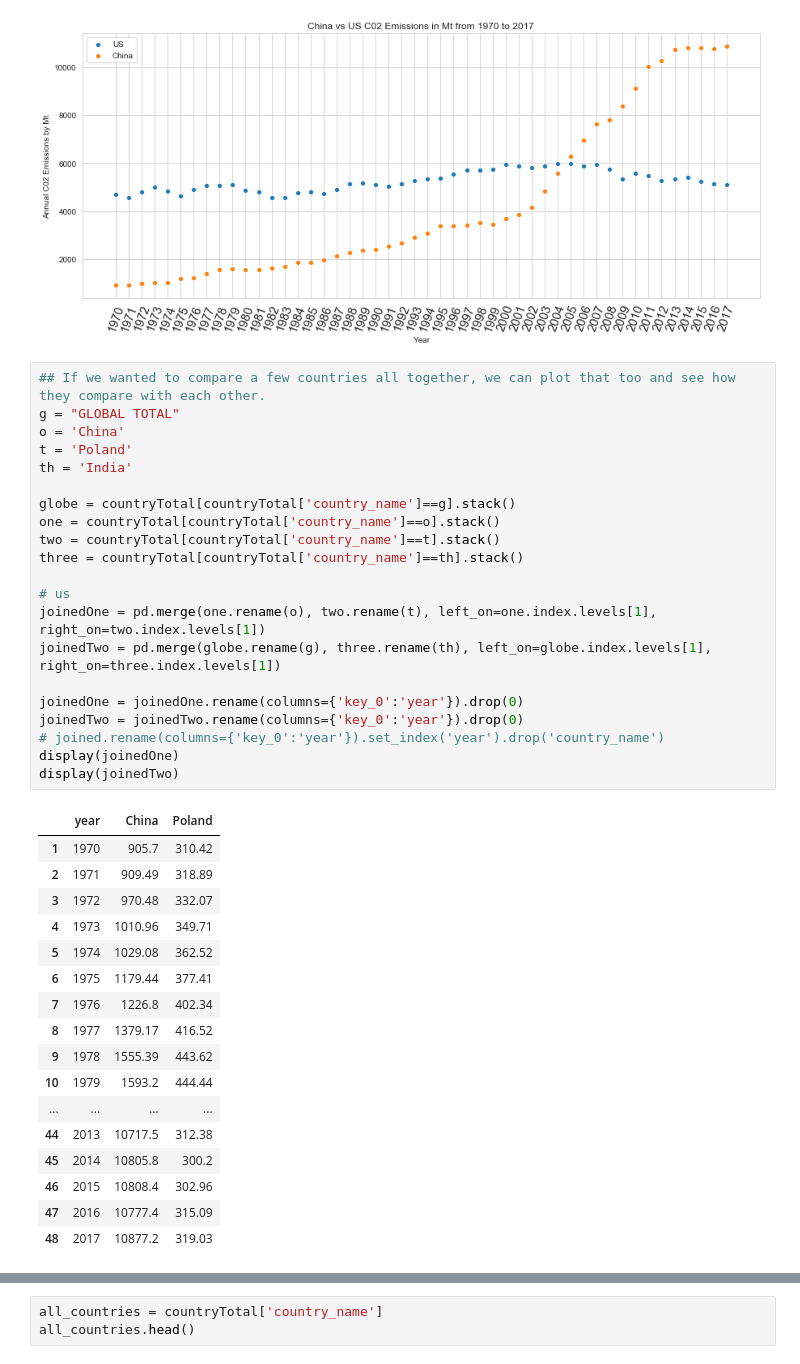
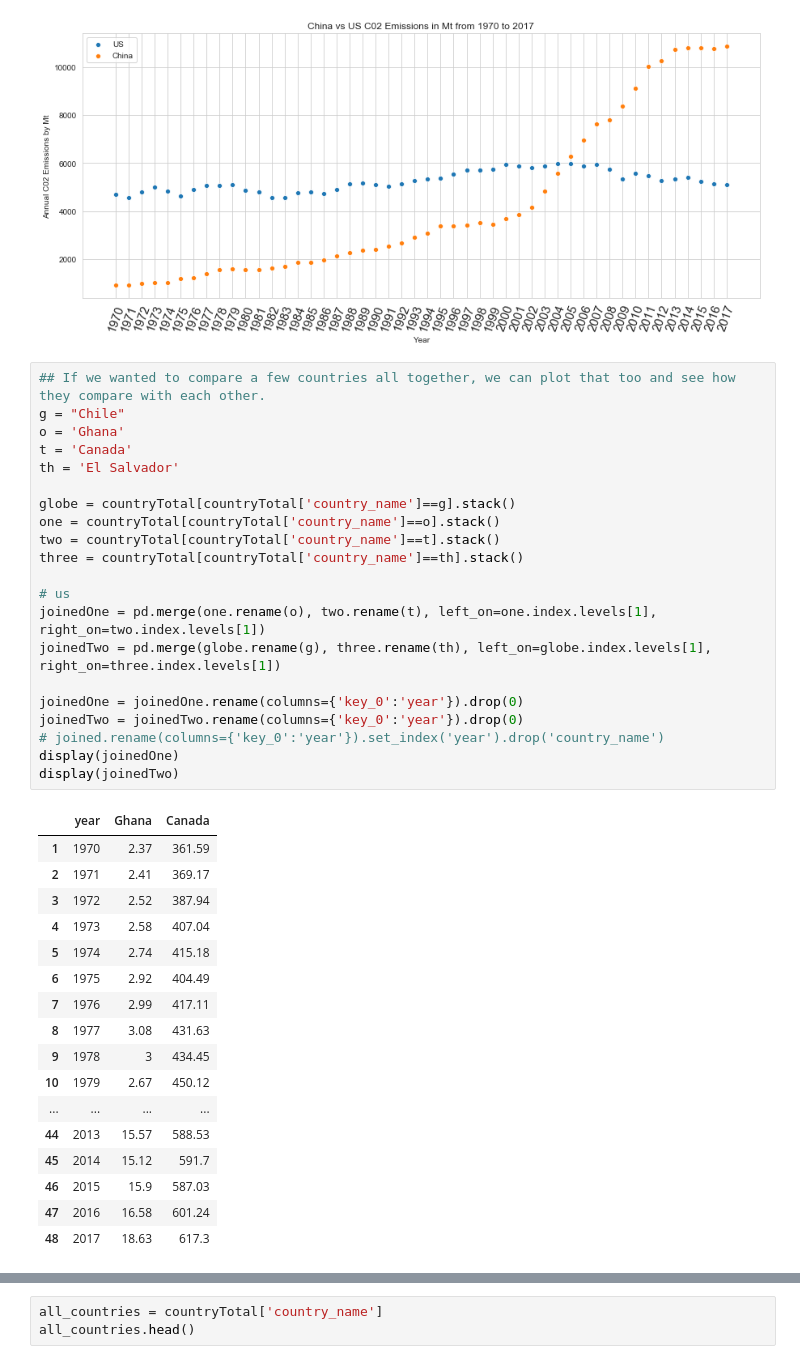
Before and after one commit to JustinRWong/IEOR185-Disruptive-Tech-and-Social-Impact, a Jupyter notebook: Climate Data.ipynb, the cells around one changed output, grey strips where cells are left out. Drawn from its saved outputs; the diff is of its cells as text.

```diff
--- a/Climate Data.ipynb
+++ b/Climate Data.ipynb
@@ -698,40 +765,40 @@ locs, labels = plt.xticks(rotation=70, fontsize = 15)
 [figure]
 # %%
 ## If we wanted to compare a few countries all together, we can plot that too and see how they compare with each other.
-g = "GLOBAL TOTAL"
-o = 'China'
-t = 'Poland'
-th = 'India'
+g = "Chile"
+o = 'Ghana'
+t = 'Canada'
+th = 'El Salvador'
 
 globe = countryTotal[countryTotal['country_name']==g].stack()
 one = countryTotal[countryTotal['country_name']==o].stack()
 two = countryTotal[countryTotal['country_name']==t].stack()
 three = countryTotal[countryTotal['country_name']==th].stack()
 
 # us
 joinedOne = pd.merge(one.rename(o), two.rename(t), left_on=one.index.levels[1], right_on=two.index.levels[1])
 joinedTwo = pd.merge(globe.rename(g), three.rename(th), left_on=globe.index.levels[1], right_on=three.index.levels[1])
 
 joinedOne = joinedOne.rename(columns={'key_0':'year'}).drop(0)
 joinedTwo = joinedTwo.rename(columns={'key_0':'year'}).drop(0)
 # joined.rename(columns={'key_0':'year'}).set_index('year').drop('country_name')
 display(joinedOne)
 display(joinedTwo)
 # %% [output]
-|  | year | China | Poland |
-| 1 | 1970 | 905.7 | 310.42 |
-| 2 | 1971 | 909.49 | 318.89 |
-| 3 | 1972 | 970.48 | 332.07 |
-| 4 | 1973 | 1010.96 | 349.71 |
-| 5 | 1974 | 1029.08 | 362.52 |
-| 6 | 1975 | 1179.44 | 377.41 |
-| 7 | 1976 | 1226.8 | 402.34 |
-| 8 | 1977 | 1379.17 | 416.52 |
-| 9 | 1978 | 1555.39 | 443.62 |
-| 10 | 1979 | 1593.2 | 444.44 |
+|  | year | Ghana | Canada |
+| 1 | 1970 | 2.37 | 361.59 |
+| 2 | 1971 | 2.41 | 369.17 |
+| 3 | 1972 | 2.52 | 387.94 |
+| 4 | 1973 | 2.58 | 407.04 |
+| 5 | 1974 | 2.74 | 415.18 |
+| 6 | 1975 | 2.92 | 404.49 |
+| 7 | 1976 | 2.99 | 417.11 |
+| 8 | 1977 | 3.08 | 431.63 |
+| 9 | 1978 | 3 | 434.45 |
+| 10 | 1979 | 2.67 | 450.12 |
 | ... | ... | ... | ... |
-| 44 | 2013 | 10717.5 | 312.38 |
-| 45 | 2014 | 10805.8 | 300.2 |
-| 46 | 2015 | 10808.4 | 302.96 |
-| 47 | 2016 | 10777.4 | 315.09 |
-| 48 | 2017 | 10877.2 | 319.03 |
+| 44 | 2013 | 15.57 | 588.53 |
+| 45 | 2014 | 15.12 | 591.7 |
+| 46 | 2015 | 15.9 | 587.03 |
+| 47 | 2016 | 16.58 | 601.24 |
+| 48 | 2017 | 18.63 | 617.3 |
```
Also changed, not shown: parts of 20 cells of this notebook, 5 other files.
